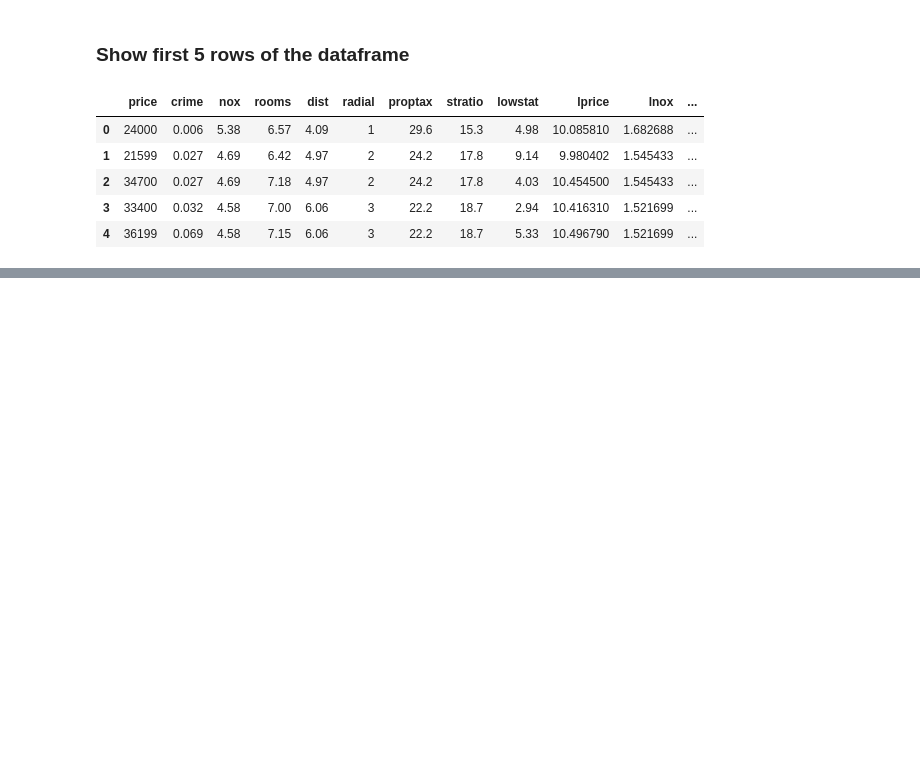
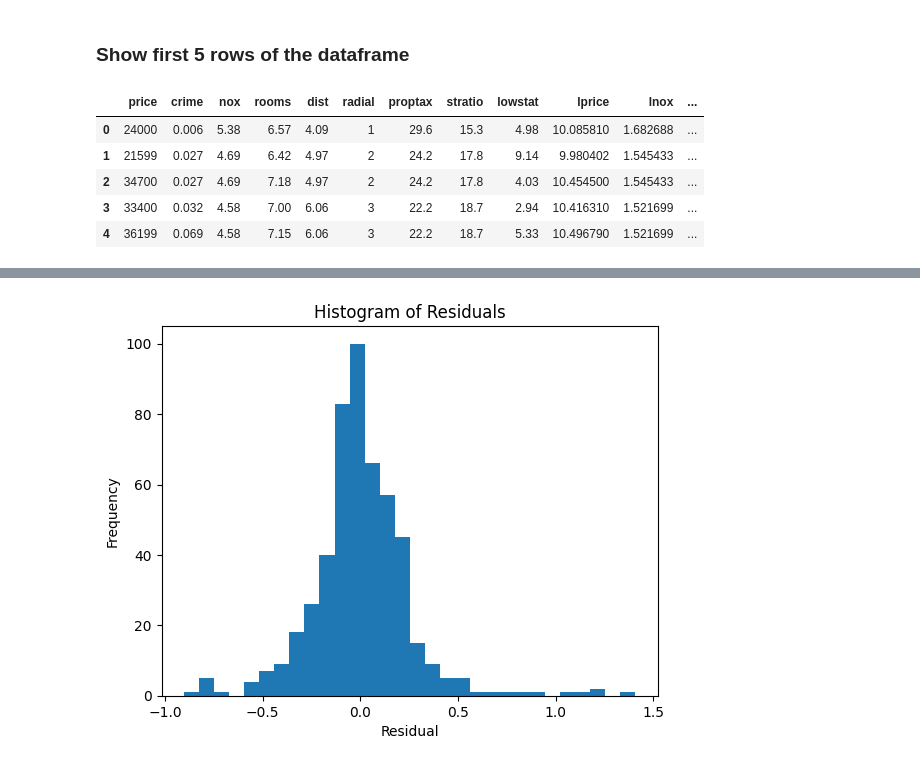
Before and after one commit to AX-Berglund/Econometrics-Analysis-Project, a Jupyter notebook: notebooks/cross_section_data.ipynb, the cells around one changed output, grey strips where cells are left out. Saved outputs shown, nothing was run; the diff lists cells and outputs as text; code cells hidden in the pictures; blank space fills up the shorter version.

```diff
--- a/notebooks/cross_section_data.ipynb
+++ b/notebooks/cross_section_data.ipynb
@@ -106,0 +341,5 @@ df.head()
+# %%
+X11 = df[['crime', 'lnox', 'rooms', 'lproptax']]  # Independent variables
+X11 = sm.add_constant(X11)  # Add a constant term to the model
+y11 = df['lprice']  # Dependent variable
+X11.head()
@@ -106,0 +353,6 @@ df.head()
+# %%
+# Create the model
+model11 = sm.OLS(y11, X11).fit()
+
+# Analyze model
+print(model11.summary())
@@ -106,0 +377,11 @@ df.head()
+# %%
+residuals11 = model11.resid
+
+# Plot histogram
+plt.hist(residuals11, bins=30)
+plt.title('Histogram of Residuals')
+plt.xlabel('Residual')
+plt.ylabel('Frequency')
+plt.show()
+# %% [output]
+[figure, added]
```
Also changed, not shown: parts of 102 cells of this notebook, 2 other files.
